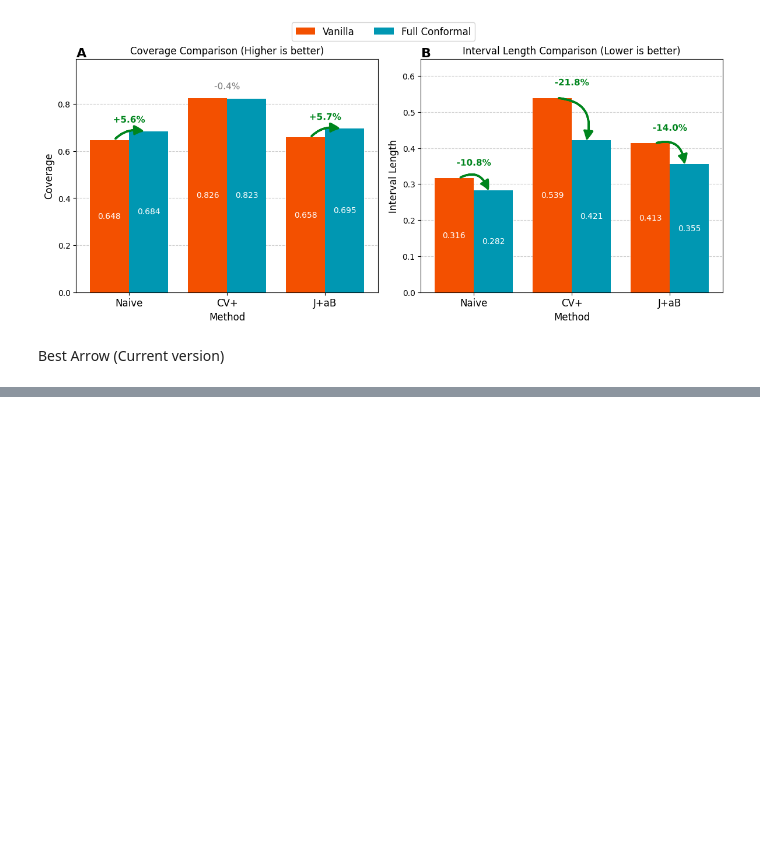
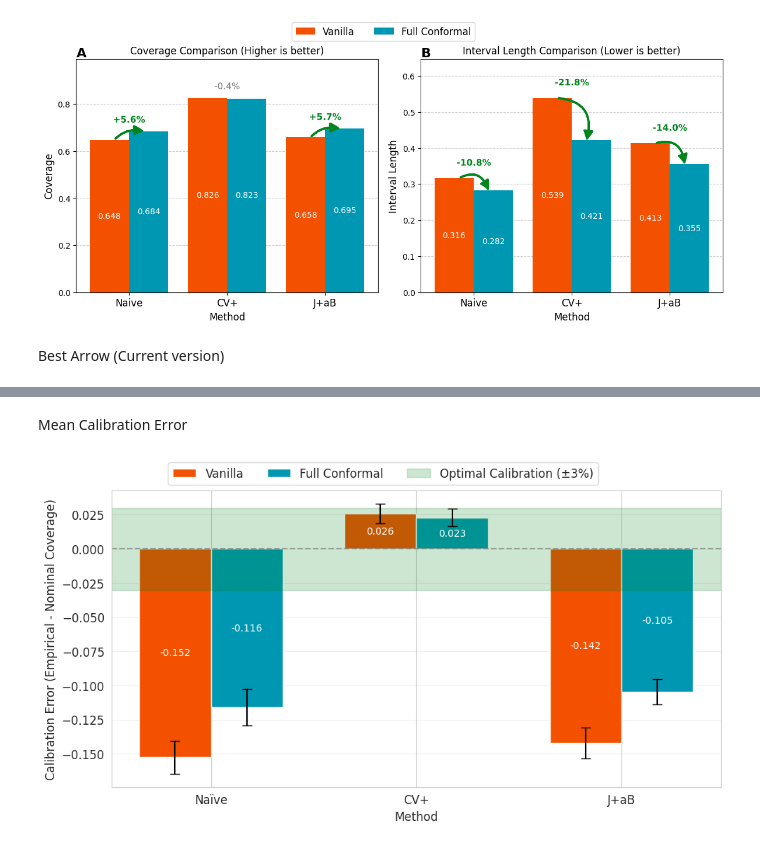
Before and after one commit to rdiazrincon/conformal_prediction_pd, a Jupyter notebook: conformal_pd_comparison_mapie.ipynb, the cells around one changed output, grey strips where cells are left out. Cells and saved outputs as stored; diff of their text form; code cells hidden in the pictures; blank space fills up the shorter version.

Commit message:
Add plots for Mean Calibration error and Calibration Error Comparison

```diff
--- a/conformal_pd_comparison_mapie.ipynb
+++ b/conformal_pd_comparison_mapie.ipynb
@@ -447,0 +449,77 @@ plt.show()
+# %%
+def calibration_analysis(metrics_dict):
+    calib_metrics = {
+        'coverage_naive': np.array(metrics_dict['coverage_naive']) - 0.8,
+        'coverage_cv_plus': np.array(metrics_dict['coverage_cv_plus']) - 0.8,
+        'coverage_jackknife_plus_ab': np.array(metrics_dict['coverage_jackknife_plus_ab']) - 0.8,
+    }
+    return calib_metrics
+
+# Calculate the averages
+vanilla_calib = calibration_analysis(conformal_metrics_vanilla)
+full_calib = calibration_analysis(conformal_metrics_full)
+# %% [markdown]
+Mean Calibration Error
+# %%
+methods = ['Naïve', 'CV+', 'J+aB']
+vanilla_means = [
+    np.mean(vanilla_calib['coverage_naive']),
+    np.mean(vanilla_calib['coverage_cv_plus']),
+    np.mean(vanilla_calib['coverage_jackknife_plus_ab'])
+]
+full_means = [
+    np.mean(full_calib['coverage_naive']),
+    np.mean(full_calib['coverage_cv_plus']),
+    np.mean(full_calib['coverage_jackknife_plus_ab'])
+]
+vanilla_stds = [
+        stats.sem(vanilla_calib['coverage_naive']),
+        stats.sem(vanilla_calib['coverage_cv_plus']),
+        stats.sem(vanilla_calib['coverage_jackknife_plus_ab'])
+    ]
+
+full_stds = [
+    stats.sem(full_calib['coverage_naive']),
+    stats.sem(full_calib['coverage_cv_plus']),
+    stats.sem(full_calib['coverage_jackknife_plus_ab'])
+]
+
+# Create the comparison plot
+fig, ax = plt.subplots(figsize=(10, 6))
+x = np.arange(len(methods))
+width = 0.35
+
+# Add a green zone for "good calibration" within ±3%
+vanilla_bars = ax.bar(x - width/2, vanilla_means, width, label='Vanilla', color=vanilla_color, yerr=vanilla_stds, capsize=5)
+full_bars = ax.bar(x + width/2, full_means, width, label='Full Conformal', color=conformal_color, yerr=full_stds, capsize=5)
+
+for bars in [vanilla_bars, full_bars]:
+    for bar in bars:
+        height = bar.get_height()
+        plt.text(bar.get_x() + bar.get_width()/2., height/2,
+                 f'{height:.3f}',
+                 ha='center', va='center',
+                 color='white', fontsize=10, zorder=10)
+# Add perfect calibration reference line
+plt.axhline(y=0, color='gray', linestyle='--', alpha=0.7)
+
+# Add labels and formatting
+ax.set_xlabel('Method')
+ax.set_ylabel('Calibration Error (Empirical - Nominal Coverage)')
+ax.axhspan(-0.03, 0.03, alpha=0.2, color=pos_color, label='Optimal Calibration (±3%)')
+
+# ax.set_title('Calibration Analysis: Vanilla vs Full Conformal')
+ax.set_xticks(x, methods)
+plt.grid(axis='y', alpha=0.3)
+
+handles, labels = ax.get_legend_handles_labels()
+handles = [handles[1], handles[2], handles[0]]
+labels = [labels[1], labels[2], labels[0]]
+fig.legend(handles, labels, loc='upper center', ncol=3, fontsize=12,
+          bbox_to_anchor=(0.5, 0.95), frameon=True)
+
+plt.tight_layout(rect=[0, 0.05, 1, 0.9])
+# plt.savefig('calibration_comparison.png', dpi=300)
+plt.show()
+# %% [output]
+[figure, added]
```
Also changed, not shown: parts of 3 cells of this notebook.
